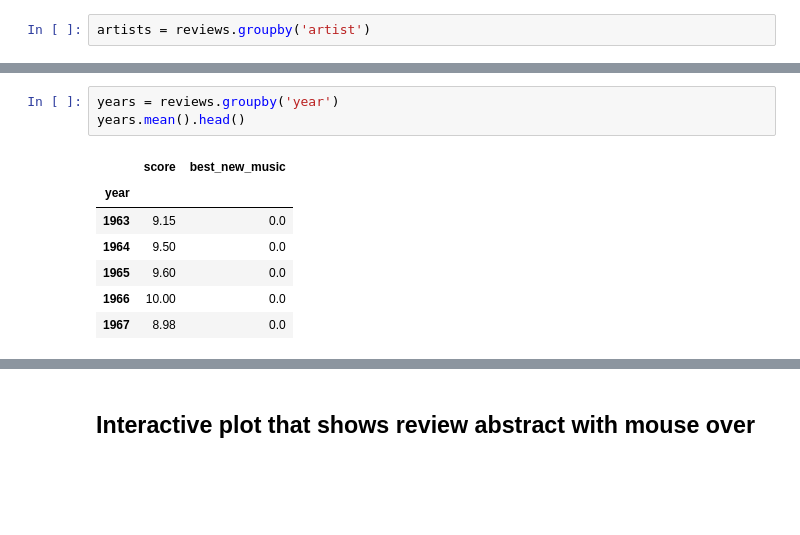
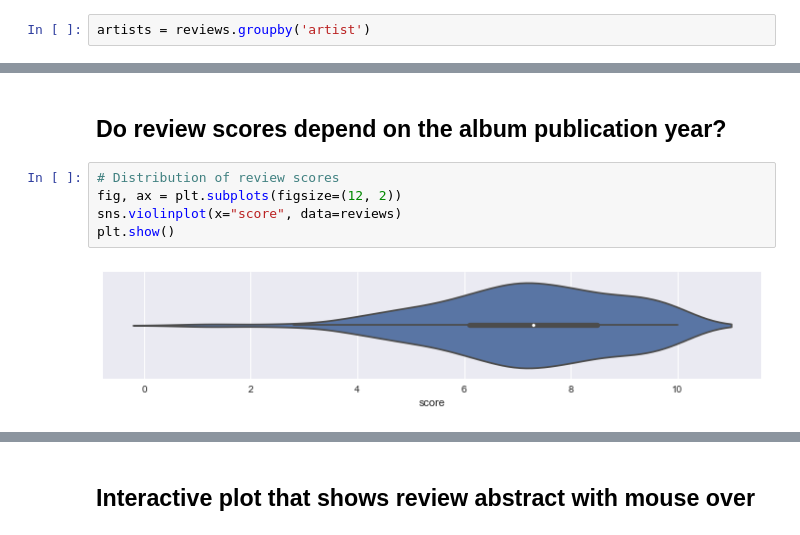
Before and after one commit to johnwmillr/pitchfork_reviews_and_lyrics, a Jupyter notebook: analysis.ipynb, the cells around one changed output, grey strips where cells are left out. Drawn from its saved outputs; the diff is of its cells as text; blank space fills up the shorter version.

```diff
--- a/analysis.ipynb
+++ b/analysis.ipynb
@@ -73,11 +72,9 @@ reviews.plot(x='year', y='score', kind='line', **params)
-# %%
-years = reviews.groupby('year')
-years.mean().head()
-# %% [output]
-|  | score | best_new_music |
-| year |  |  |
-| 1963 | 9.15 | 0.0 |
-| 1964 | 9.50 | 0.0 |
-| 1965 | 9.60 | 0.0 |
-| 1966 | 10.00 | 0.0 |
-| 1967 | 8.98 | 0.0 |
+# %% [markdown]
+## Do review scores depend on the album publication year?
+# %%
+# Distribution of review scores
+fig, ax = plt.subplots(figsize=(12, 2))
+sns.violinplot(x="score", data=reviews)
+plt.show()
+# %% [output]
+[figure, added]
```
Also changed, not shown: parts of 23 cells of this notebook.
